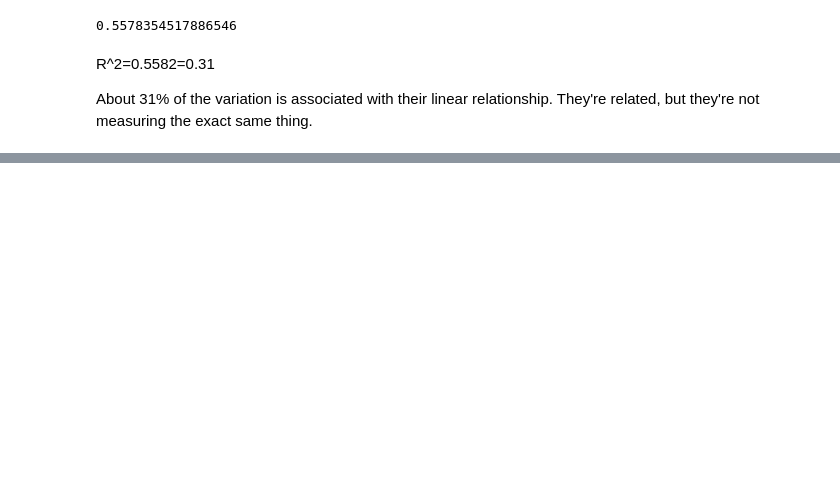
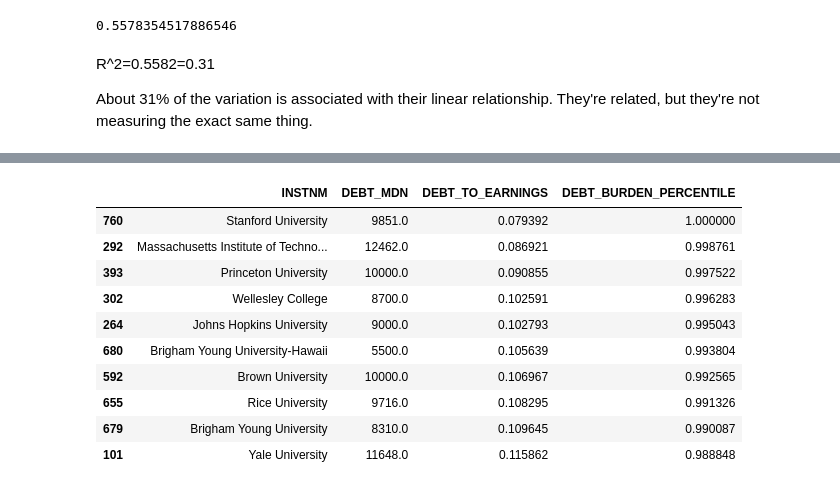
Before and after one commit to DanielYaari28/AIPI510P1, a Jupyter notebook: 02_feature_engineering.ipynb, the cells around one changed output, grey strips where cells are left out. Saved outputs shown, nothing was run; the diff lists cells and outputs as text; code cells hidden in the pictures; blank space fills up the shorter version.

```diff
--- a/02_feature_engineering.ipynb
+++ b/02_feature_engineering.ipynb
@@ -79,0 +164,7 @@ They're related, but they're not measuring the exact same thing.
+# %%
+df["EARNINGS_PERCENTILE"] = df["MD_EARN_WNE_P10"].rank(pct=True)
+
+df[["INSTNM", "MD_EARN_WNE_P10", "EARNINGS_PERCENTILE"]].sort_values(
+    "EARNINGS_PERCENTILE",
+    ascending=False
+).head(10)
@@ -79,0 +183,26 @@ They're related, but they're not measuring the exact same thing.
+# %%
+df["DEBT_BURDEN_PERCENTILE"] = df["DEBT_TO_EARNINGS"].rank(
+    pct=True,
+    ascending=False
+)
+# %%
+debt_burden = (
+    df
+    .sort_values("DEBT_BURDEN_PERCENTILE", ascending=False)
+    .head(10)
+    [["INSTNM", "DEBT_MDN", "DEBT_TO_EARNINGS", "DEBT_BURDEN_PERCENTILE"]]
+)
+
+debt_burden
+# %% [output]
+|  | INSTNM | DEBT_MDN | DEBT_TO_EARNINGS | DEBT_BURDEN_PERCENTILE |
+| 760 | Stanford University | 9851.0 | 0.079392 | 1.000000 |
+| 292 | Massachusetts Institute of Techno... | 12462.0 | 0.086921 | 0.998761 |
+| 393 | Princeton University | 10000.0 | 0.090855 | 0.997522 |
+| 302 | Wellesley College | 8700.0 | 0.102591 | 0.996283 |
+| 264 | Johns Hopkins University | 9000.0 | 0.102793 | 0.995043 |
+| 680 | Brigham Young University-Hawaii | 5500.0 | 0.105639 | 0.993804 |
+| 592 | Brown University | 10000.0 | 0.106967 | 0.992565 |
+| 655 | Rice University | 9716.0 | 0.108295 | 0.991326 |
+| 679 | Brigham Young University | 8310.0 | 0.109645 | 0.990087 |
+| 101 | Yale University | 11648.0 | 0.115862 | 0.988848 |
```
Also changed, not shown: parts of 13 cells of this notebook.
